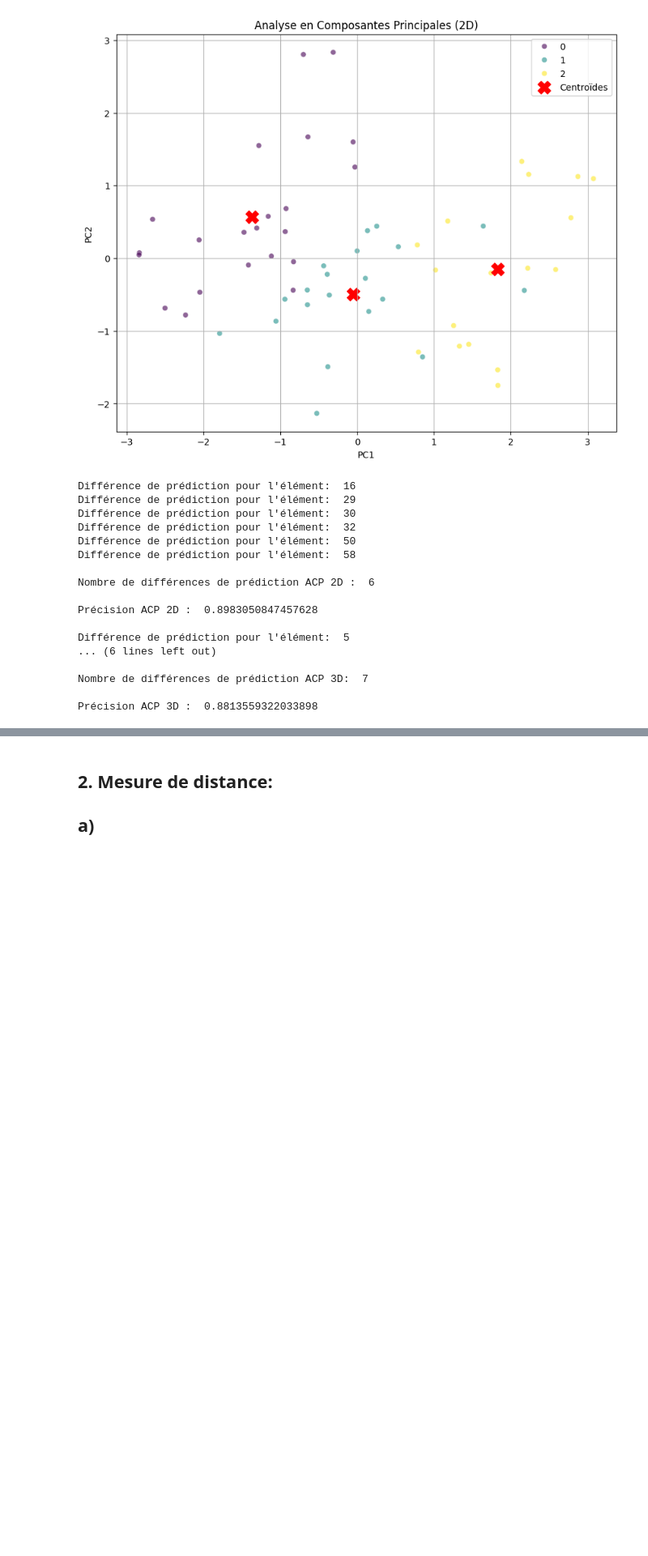
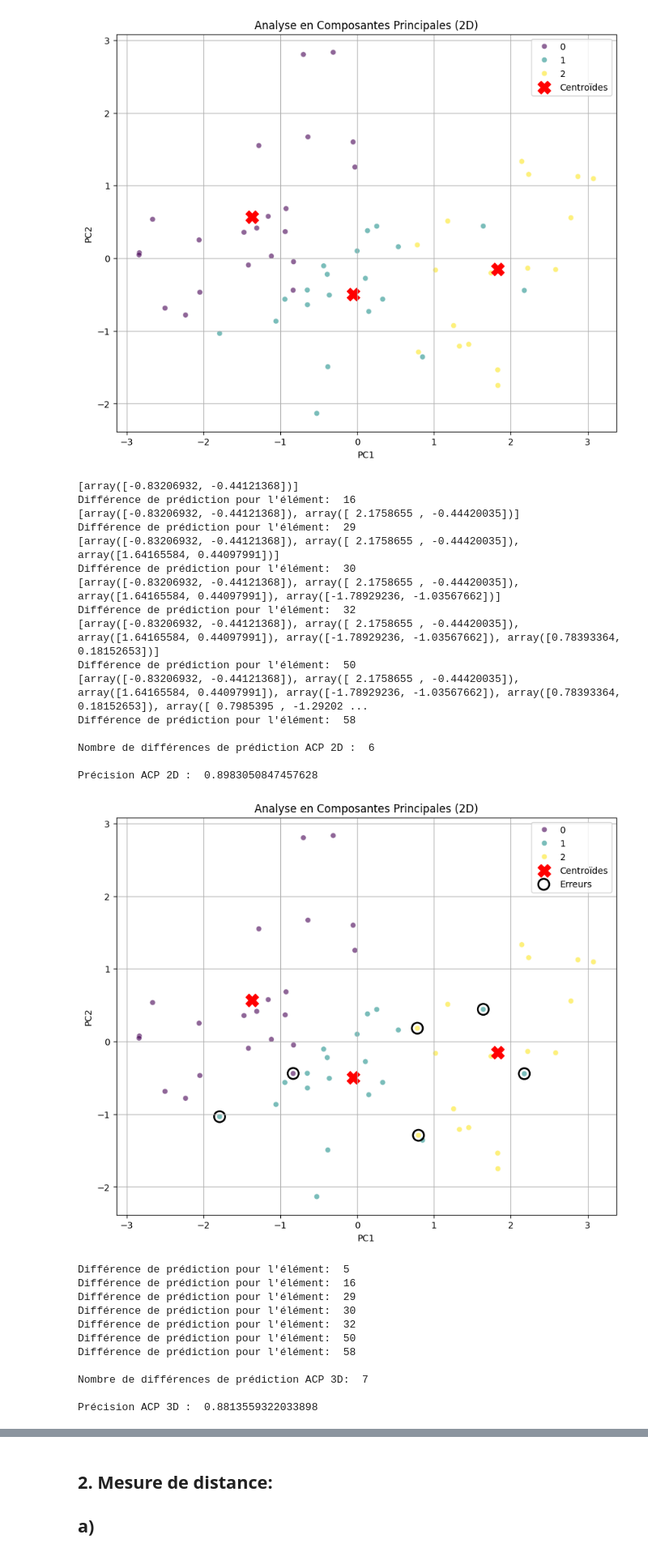
Before and after one commit to NtoDeath/Forage_de_donnees, a Jupyter notebook: tp1.ipynb, the cells around one changed output, grey strips where cells are left out. Shown at 81% size. Saved outputs shown, nothing was run; the diff lists cells and outputs as text; code cells hidden in the pictures; blank space fills up the shorter version.

```diff
--- a/tp1.ipynb
+++ b/tp1.ipynb
@@ -155,6 +155,7 @@ fig.show()
 classes = data['classe']
 count2 = 0
 count3 = 0
+errors_2D = []
 
 for i in range(len(classes)):
     pt = pca_2[i]
@@ -163,6 +164,8 @@ for i in range(len(classes)):
     dist3 = np.linalg.norm(pt - means_array_2D[2])
     prediction = np.argmin([dist1, dist2, dist3])
     if classes[i] != prediction:
+        errors_2D.append(pt)
+        print(errors_2D)
         print("Différence de prédiction pour l'élément: ", i)
         count2 += 1
 print()
@@ -170,40 +173,70 @@ print("Nombre de différences de prédiction ACP 2D : ", count2)
 precision = (len(classes) - count2) / len(classes)
 print()
 print("Précision ACP 2D : ", precision)
 print()
 
+errors_2D = np.array(errors_2D)
+plt.figure(figsize=(10, 8))
+sns.scatterplot(data=df_pca_2, x='PC1', y='PC2', hue=df_pca_2['classe'], palette='viridis', alpha=0.6)
+plt.scatter(means_array_2D[:, 0], means_array_2D[:, 1], c='red', s=200, marker='X', label='Centroïdes')
+plt.scatter(errors_2D[:, 0], errors_2D[:, 1], s=150, facecolor='none', edgecolor='black', linewidth=2, label='Erreurs')
+plt.title('Analyse en Composantes Principales (2D)')
+plt.legend()
+plt.grid(True)
+plt.show()
+
+errors_3D = []
 for i in range(len(classes)):
     pt = pca_3[i]
     dist1 = np.linalg.norm(pt - means_array_3D[0])
     dist2 = np.linalg.norm(pt - means_array_3D[1])
     dist3 = np.linalg.norm(pt - means_array_3D[2])
     prediction = np.argmin([dist1, dist2, dist3])
     if classes[i] != prediction:
+        errors_3D.append(pt)
         print("Différence de prédiction pour l'élément: ", i)
         count3 += 1
 print()
 print("Nombre de différences de prédiction ACP 3D: ", count3)
 precision = (len(classes) - count3) / len(classes)
 print()
 print("Précision ACP 3D : ", precision)
+
+errors_3D = np.array(errors_3D)
+plt.figure(figsize=(10, 8))
+fig = px.scatter_3d(df_pca_3, x='PC1', y='PC2', z='PC3', color=df_pca_3['classe'].astype(str), title="Analyse en Composantes Principales (3D)",opacity=0.6)
+fig.add_trace(go.Scatter3d(x=means_array_3D[:, 0], y=means_array_3D[:, 1], z=means_array_3D[:, 2], mode='markers', marker=dict(color='red', size=5, symbol='x'), name='Centroïdes'))
+fig.add_trace(go.Scatter3d(x=errors_3D[:, 0], y=errors_3D[:, 1], z=errors_3D[:, 2], mode='markers', marker=dict(color='rgba(0,0,0,0)', size=10, line=dict(color='black', width=4)), name='Erreurs'))
+fig.show()
 # %% [output]
+[array([-0.83206932, -0.44121368])]
 Différence de prédiction pour l'élément:  16
+[array([-0.83206932, -0.44121368]), array([ 2.1758655 , -0.44420035])]
 Différence de prédiction pour l'élément:  29
+[array([-0.83206932, -0.44121368]), array([ 2.1758655 , -0.44420035]), array([1.64165584, 0.44097991])]
 Différence de prédiction pour l'élément:  30
+[array([-0.83206932, -0.44121368]), array([ 2.1758655 , -0.44420035]), array([1.64165584, 0.44097991]), array([-1.78929236, -1.03567662])]
 Différence de prédiction pour l'élément:  32
+[array([-0.83206932, -0.44121368]), array([ 2.1758655 , -0.44420035]), array([1.64165584, 0.44097991]), array([-1.78929236, -1.03567662]), array([0.78393364, 0.18152653])]
 Différence de prédiction pour l'élément:  50
+[array([-0.83206932, -0.44121368]), array([ 2.1758655 , -0.44420035]), array([1.64165584, 0.44097991]), array([-1.78929236, -1.03567662]), array([0.78393364, 0.18152653]), array([ 0.7985395 , -1.29202 ...
 Différence de prédiction pour l'élément:  58
 
 Nombre de différences de prédiction ACP 2D :  6
 
 Précision ACP 2D :  0.8983050847457628
-
-Différence de prédiction pour l'élément:  5
-... (6 lines left out)
-
-Nombre de différences de prédiction ACP 3D:  7
-
-Précision ACP 3D :  0.8813559322033898
+[figure, added]
+Différence de prédiction pour l'élément:  5
+Différence de prédiction pour l'élément:  16
+Différence de prédiction pour l'élément:  29
+Différence de prédiction pour l'élément:  30
+Différence de prédiction pour l'élément:  32
+Différence de prédiction pour l'élément:  50
+Différence de prédiction pour l'élément:  58
+
+Nombre de différences de prédiction ACP 3D:  7
+
+Précision ACP 3D :  0.8813559322033898
 # %% [markdown]
 ## b)
 Pour chaque objet, on a calculé sa distance euclidienne par rapport aux centres de gravité réels des trois classes dans l'espace réduit. On obteint avec la représentation à 2 composantes une précision de 89.83% (6 erreurs) et avec la représentation à 3 composantes une précision de 88.14% (7 erreurs).
```
Also changed, not shown: parts of 5 cells of this notebook.
